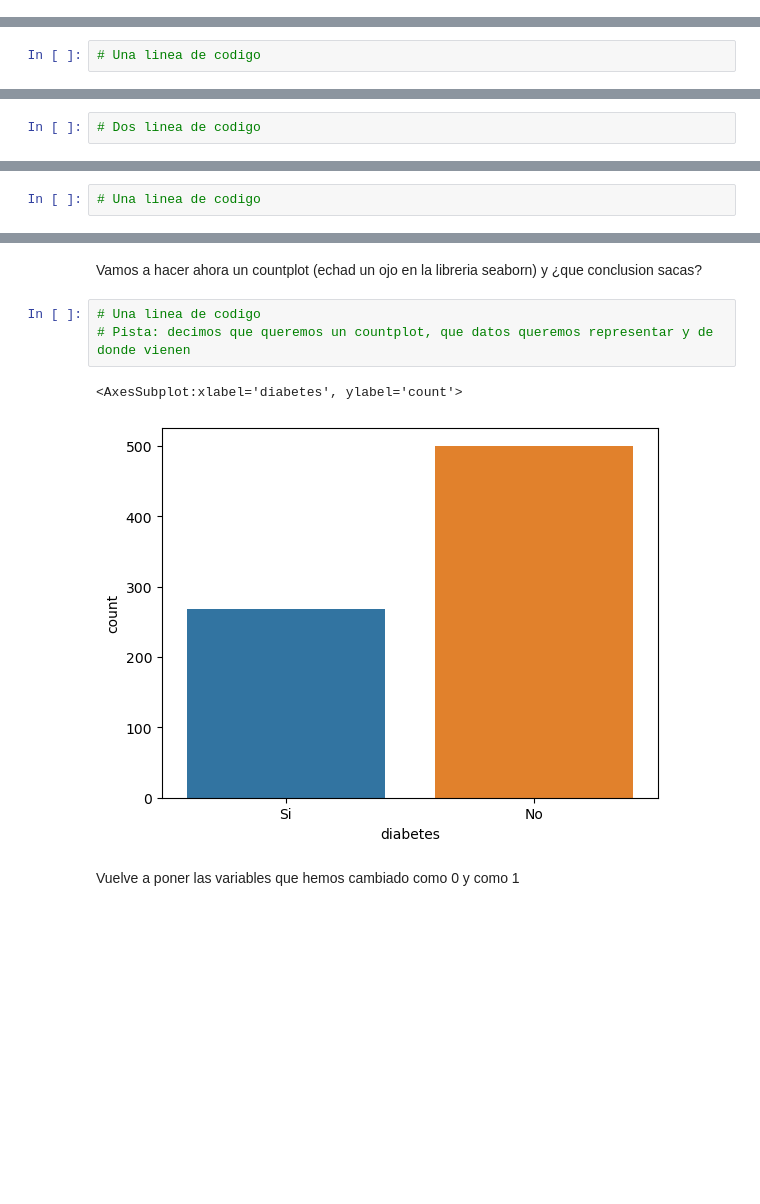
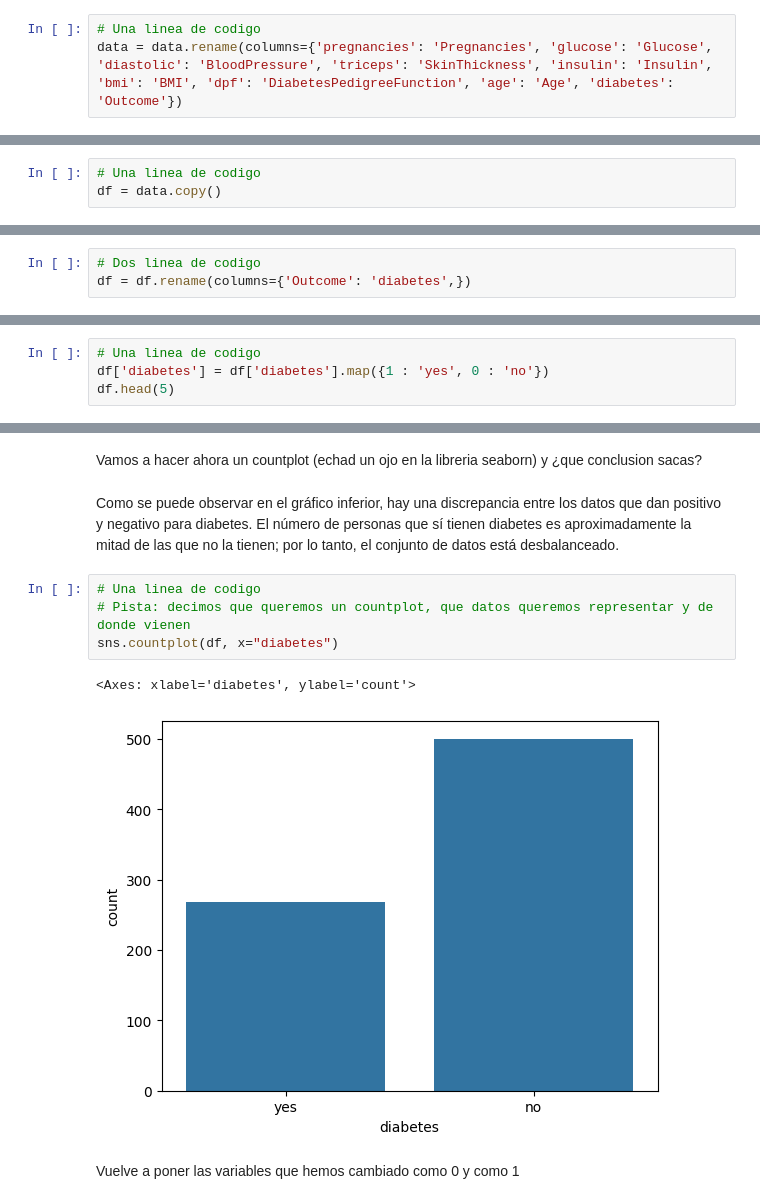
Before and after one commit to magnitopic/saturdaysai-ml, a Jupyter notebook: Week2-Metrics/ML_S2_Challenge.ipynb, the cells around one changed output, grey strips where cells are left out. Cells and saved outputs as stored; diff of their text form; blank space fills up the shorter version.

```diff
--- a/Week2-Metrics/ML_S2_Challenge.ipynb
+++ b/Week2-Metrics/ML_S2_Challenge.ipynb
@@ -61,3 +61,6 @@ Renombra TODAS las columnas de acuerdo con el enunciado del challenge
+# %%
+# Una linea de codigo
+data = data.rename(columns={'pregnancies': 'Pregnancies', 'glucose': 'Glucose', 'diastolic': 'BloodPressure', 'triceps': 'SkinThickness', 'insulin': 'Insulin', 'bmi': 'BMI', 'dpf': 'DiabetesPedigreeFunction', 'age': 'Age', 'diabetes': 'Outcome'})
 # %% [markdown]
 Comprueba el cambio
 # %%
@@ -159,7 +174,9 @@ Index(['Pregnancies', 'Glucose', 'BloodPressure', 'SkinThickness', 'Insulin',
 La variable objetivo es aquiella que queremos predecir. Antes de comenzar a hacer modificaciones en el dataset, vamos a crearnos una copia sobre la que vamos a trabajar para conservar así el original sin cambios. Para ello crea un nuevo DataFrame llamado df que sea una copia del original.
 # %%
 # Una linea de codigo
+df = data.copy()
 # %% [markdown]
 Cambia el nombre de la variable objetivo "outocome" por "diabetes"  y comprueba
 # %%
 # Dos linea de codigo
+df = df.rename(columns={'Outcome': 'diabetes',})
@@ -174,3 +184,5 @@ Cambia el nombre de la variable objetivo "outocome" por "diabetes"  y comprueba
 Vamos a hacer una "chapucilla".Cambiad en diabetes los 0 por "no" y los 1 por "si"
 # %%
 # Una linea de codigo
+df['diabetes'] = df['diabetes'].map({1 : 'yes', 0 : 'no'})
+df.head(5)
@@ -177,11 +196,14 @@ Vamos a hacer una "chapucilla".Cambiad en diabetes los 0 por "no" y los 1 por "s
 # %% [markdown]
 Vamos a hacer ahora un countplot (echad un ojo en la libreria seaborn) y ¿que conclusion sacas?
+# %% [markdown]
+Como se puede observar en el gráfico inferior, hay una discrepancia entre los datos que dan positivo y negativo para diabetes. El número de personas que sí tienen diabetes es aproximadamente la mitad de las que no la tienen; por lo tanto, el conjunto de datos está desbalanceado.
 # %%
 # Una linea de codigo
 # Pista: decimos que queremos un countplot, que datos queremos representar y de donde vienen
+sns.countplot(df, x="diabetes")
 # %% [output]
-<AxesSubplot:xlabel='diabetes', ylabel='count'>
+<Axes: xlabel='diabetes', ylabel='count'>
-[figure, old version]
+[figure, new version]
 # %% [markdown]
 Vuelve a poner las variables que hemos cambiado como 0 y como 1
 # %%
```
Also changed, not shown: parts of 46 cells of this notebook, 2 other files.
